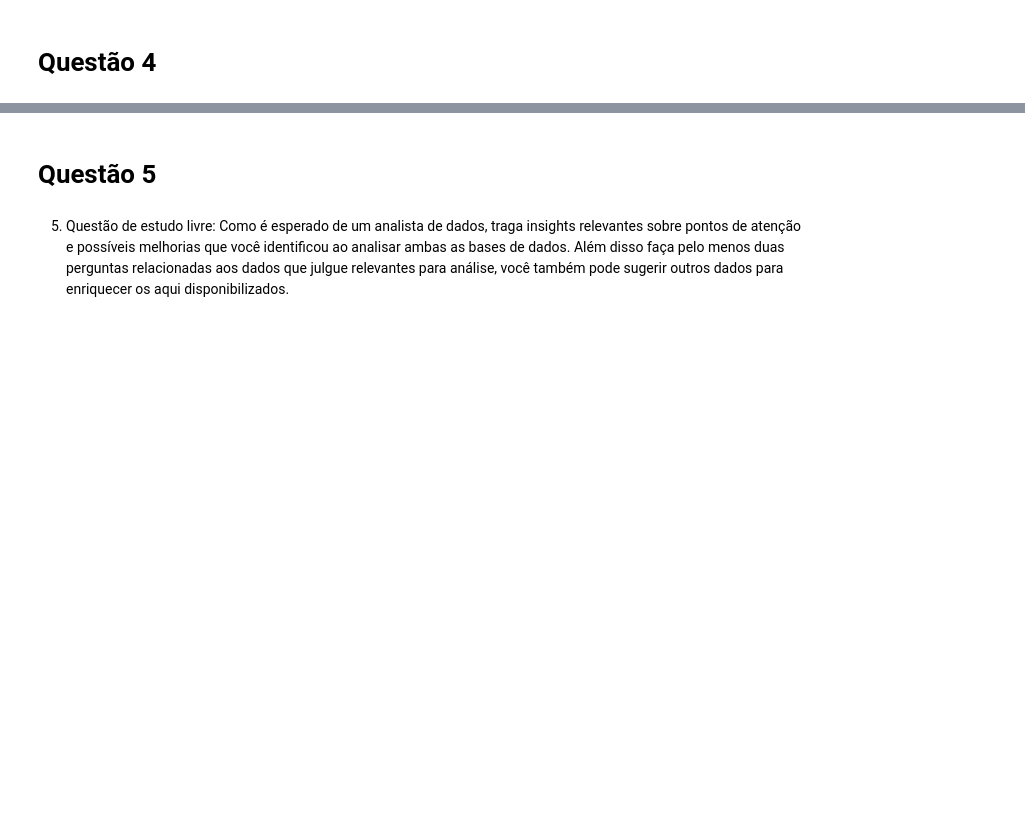
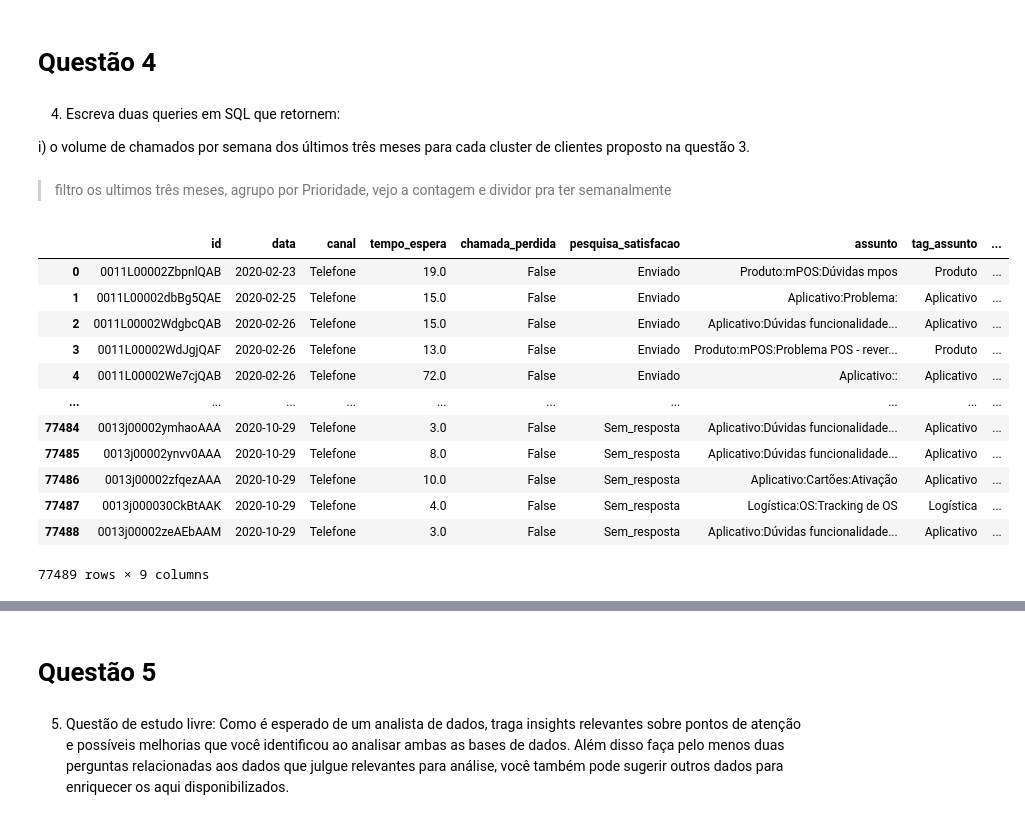
Before and after one commit to rafajovelho/Case3, a Jupyter notebook: Caso_TON.ipynb, the cells around one changed output, grey strips where cells are left out. Drawn from its saved outputs; the diff is of its cells as text; code cells hidden in the pictures; blank space fills up the shorter version.

```diff
--- a/Caso_TON.ipynb
+++ b/Caso_TON.ipynb
@@ -1070,2 +1418,24 @@ Name: assunto, Length: 221, dtype: int64
 # %% [markdown]
 # Questão 4
+# %% [markdown]
+4.	Escreva duas queries em SQL que retornem:
+
+i) o volume de chamados por semana dos últimos três meses para cada cluster de clientes proposto na questão 3.
+# %% [markdown]
+> filtro os ultimos três meses, agrupo por Prioridade, vejo a contagem e dividor pra ter semanalmente
+# %%
+df4
+# %% [output]
+|  | id | data | canal | tempo_espera | chamada_perdida | pesquisa_satisfacao | assunto | tag_assunto | ... |
+| 0 | 0011L00002ZbpnlQAB | 2020-02-23 | Telefone | 19.0 | False | Enviado | Produto:mPOS:Dúvidas mpos | Produto | ... |
+| 1 | 0011L00002dbBg5QAE | 2020-02-25 | Telefone | 15.0 | False | Enviado | Aplicativo:Problema: | Aplicativo | ... |
+| 2 | 0011L00002WdgbcQAB | 2020-02-26 | Telefone | 15.0 | False | Enviado | Aplicativo:Dúvidas funcionalidade... | Aplicativo | ... |
+| 3 | 0011L00002WdJgjQAF | 2020-02-26 | Telefone | 13.0 | False | Enviado | Produto:mPOS:Problema POS - rever... | Produto | ... |
+| 4 | 0011L00002We7cjQAB | 2020-02-26 | Telefone | 72.0 | False | Enviado | Aplicativo:: | Aplicativo | ... |
+| ... | ... | ... | ... | ... | ... | ... | ... | ... | ... |
+| 77484 | 0013j00002ymhaoAAA | 2020-10-29 | Telefone | 3.0 | False | Sem_resposta | Aplicativo:Dúvidas funcionalidade... | Aplicativo | ... |
+| 77485 | 0013j00002ynvv0AAA | 2020-10-29 | Telefone | 8.0 | False | Sem_resposta | Aplicativo:Dúvidas funcionalidade... | Aplicativo | ... |
+| 77486 | 0013j00002zfqezAAA | 2020-10-29 | Telefone | 10.0 | False | Sem_resposta | Aplicativo:Cartões:Ativação | Aplicativo | ... |
+| 77487 | 0013j000030CkBtAAK | 2020-10-29 | Telefone | 4.0 | False | Sem_resposta | Logística:OS:Tracking de OS | Logística | ... |
+| 77488 | 0013j00002zeAEbAAM | 2020-10-29 | Telefone | 3.0 | False | Sem_resposta | Aplicativo:Dúvidas funcionalidade... | Aplicativo | ... |
+77489 rows × 9 columns
```
Also changed, not shown: parts of 33 cells of this notebook, 1 other file.
